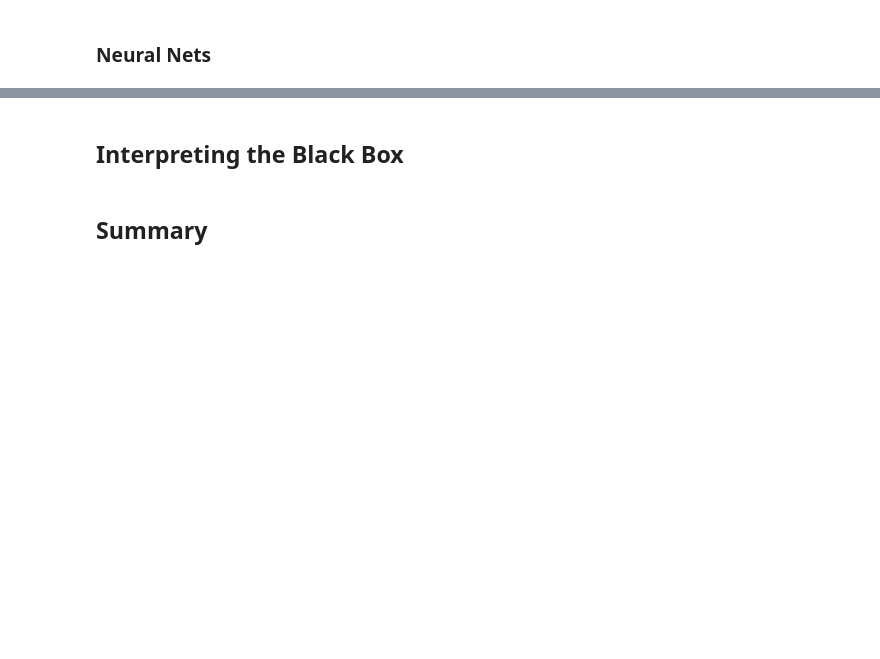
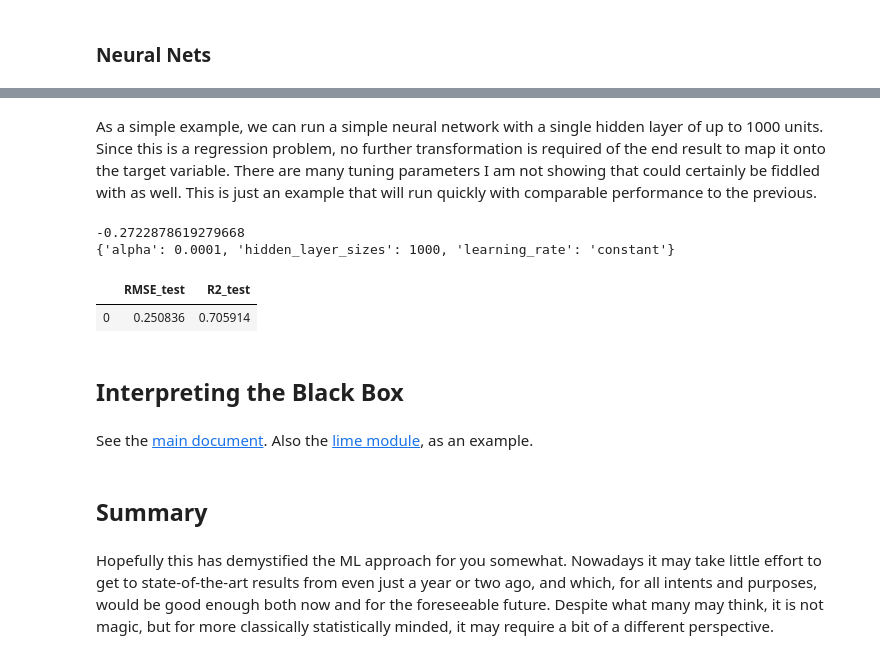
Before and after one commit to m-clark/data-processing-and-visualization, a Jupyter notebook: code/ml.ipynb, the cells around one changed output, grey strips where cells are left out. Saved outputs shown, nothing was run; the diff lists cells and outputs as text; code cells hidden in the pictures; blank space fills up the shorter version.

```diff
--- a/code/ml.ipynb
+++ b/code/ml.ipynb
@@ -73,0 +211,2 @@ dtype: float64
+# %% [markdown]
+As a simple example, we can run a simple neural network with a single hidden layer of up to 1000 units.  Since this is a regression problem, no further transformation is required of the end result to map it onto the target variable.  There are many tuning parameters I am not showing that could certainly be fiddled with as well. This is just an example that will run quickly with comparable performance to the previous.
@@ -74,4 +215,45 @@ dtype: float64
+# %%
+hidden_layer_sizes = [500, 1000]  # size of single hidden layer
+lr = ['constant', 'adaptive']     # type of learning rate
+l2 = np.logspace(-4,-.1, 10)      # penalty parameter
+
+
+tuned_parameters = [{
+    'hidden_layer_sizes': hidden_layer_sizes,
+    'learning_rate': lr,
+    'alpha': l2
+}]
+n_folds = 10
+
+grid_search = GridSearchCV(
+    MLPRegressor(max_iter = 1000),
+    tuned_parameters,
+    cv = n_folds,
+    refit = True,
+    scoring = 'neg_mean_squared_error'
+)
+# %%
+cv_results = grid_search.fit(X_train, y_train) # you get warnings but they can be ignored
+# %%
+print(cv_results.best_score_)
+print(cv_results.best_params_)
+# %% [output]
+-0.2722878619279668
+{'alpha': 0.0001, 'hidden_layer_sizes': 1000, 'learning_rate': 'constant'}
+# %%
+pd.DataFrame({
+    'RMSE_test': mean_squared_error(cv_results.predict(X_test), y_test),
+    'R2_test': r2_score(cv_results.predict(X_test), y_test)},
+    index = [0]
+)
+# %% [output]
+|  | RMSE_test | R2_test |
+| 0 | 0.250836 | 0.705914 |
 # %% [markdown]
 ## Interpreting the Black Box
+# %% [markdown]
+See the [main document](http://m-clark.github.io/data-processing-and-visualization/ml.html).  Also the [lime module](https://pypi.org/project/lime/), as an example.
 # %% [markdown]
 ## Summary
+# %% [markdown]
+Hopefully this has demystified the ML approach for you somewhat.  Nowadays it may take little effort to get to state-of-the-art results from even just a year or two ago, and which, for all intents and purposes, would be good enough both now and for the foreseeable future. Despite what many may think, it is not magic, but for more classically statistically minded, it may require a bit of a different perspective.
```
Also changed, not shown: parts of 31 cells of this notebook, 28 other files.
